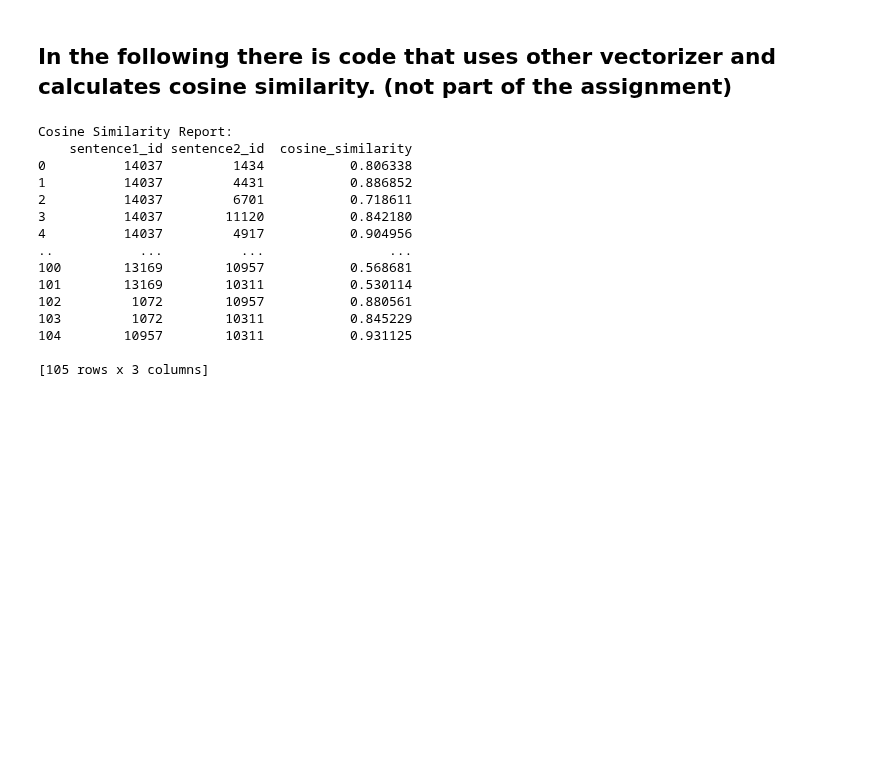
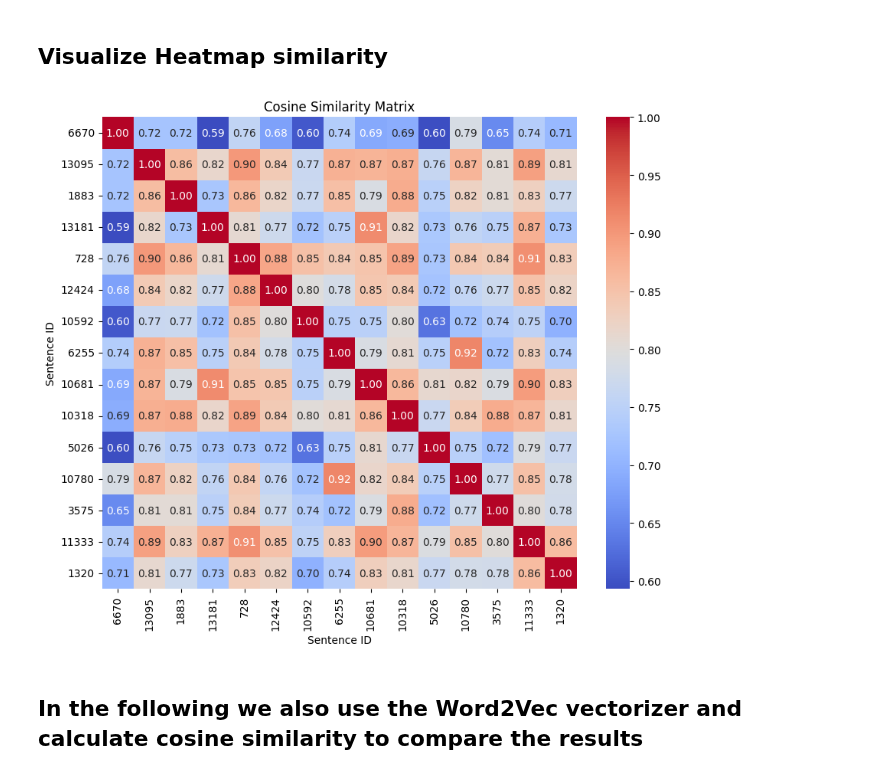
Before and after one commit to erikrubinov/nlp_project, a Jupyter notebook: src/task_4.ipynb, the cells around one changed output. Saved outputs shown, nothing was run; the diff lists cells and outputs as text; code cells hidden in the pictures; blank space fills up the shorter version.

Commit message:
fix bug cusine sim, add heatmap for task 4

```diff
--- a/src/task_4.ipynb
+++ b/src/task_4.ipynb
@@ -59,7 +71,8 @@ def preprocess_advanced(text:str, lem_tag = True, stem_tag = False) -> int:
         stemmer = PorterStemmer()
         tokens = [stemmer.stem(word) for word in tokens]
 
-    return ' '.join(tokens)
+    return tokens
+    #return ' '.join(tokens)
 # %%
 preprocessed_texts = [preprocess_advanced(instance['text'], True) for instance in selected_instances]
 # %%
@@ -113,40 +120,29 @@ print(df_report)
+# %% [markdown]
+## Visualize Heatmap similarity
+# %%
+n = len(selected_instances)
+similarity_matrix = np.zeros((n, n))
+
+for item in report:
+    idx1 = selected_instances.index(next(inst for inst in selected_instances if inst['id'] == item['sentence1_id']))
+    idx2 = selected_instances.index(next(inst for inst in selected_instances if inst['id'] == item['sentence2_id']))
+    similarity_matrix[idx1, idx2] = item['cosine_similarity']
+    similarity_matrix[idx2, idx1] = item['cosine_similarity']  # since cosin similaritx is symmetric...
+
+# Set diagonal to 1 since its the similarity of the sentences with themselves
+np.fill_diagonal(similarity_matrix, 1)
+
+sentence_ids = [inst['id'] for inst in selected_instances]
+df_sim_matrix = pd.DataFrame(similarity_matrix, index=sentence_ids, columns=sentence_ids)
+
+
+plt.figure(figsize=(10, 8))
+sns.heatmap(df_sim_matrix, annot=True, cmap='coolwarm', fmt=".2f")
+plt.title('Cosine Similarity Matrix')
+plt.xlabel('Sentence ID')
+plt.ylabel('Sentence ID')
+plt.show()
+# %% [output]
+[figure, added]
 # %% [markdown]
-## In the following there is code that uses other vectorizer and calculates cosine similarity. (not part of the assignment)
+## In the following we also use the Word2Vec vectorizer and calculate cosine similarity to compare the results
-# %%
-from sklearn.metrics.pairwise import cosine_similarity
-
-
-glove_file = '/Users/erikrubinov/Desktop/SM24/NLP/glove.6B/glove.6B.100d.txt'  # Path to GloVe file
-embeddings_index = load_glove_vectors(glove_file)
-sentence_vectors = [average_word_vectors(tokens, embeddings_index) for tokens in preprocessed_texts]
-cosine_similarities = cosine_similarity(sentence_vectors)
-
-
-report = []
-for i in range(len(selected_instances)):
-    for j in range(i + 1, len(selected_instances)):
-        report.append({
-            'sentence1_id': selected_instances[i]['id'],
-            'sentence2_id': selected_instances[j]['id'],
-            'cosine_similarity': cosine_similarities[i, j]
-        })
-
-df_report = pd.DataFrame(report)
-print("Cosine Similarity Report:")
-print(df_report)
-# %% [output]
-Cosine Similarity Report:
-    sentence1_id sentence2_id  cosine_similarity
-0          14037         1434           0.806338
-1          14037         4431           0.886852
-2          14037         6701           0.718611
-3          14037        11120           0.842180
-4          14037         4917           0.904956
-..           ...          ...                ...
-100        13169        10957           0.568681
-101        13169        10311           0.530114
-102         1072        10957           0.880561
-103         1072        10311           0.845229
-104        10957        10311           0.931125
-
-[105 rows x 3 columns]
```
Also changed, not shown: parts of 6 cells of this notebook.
